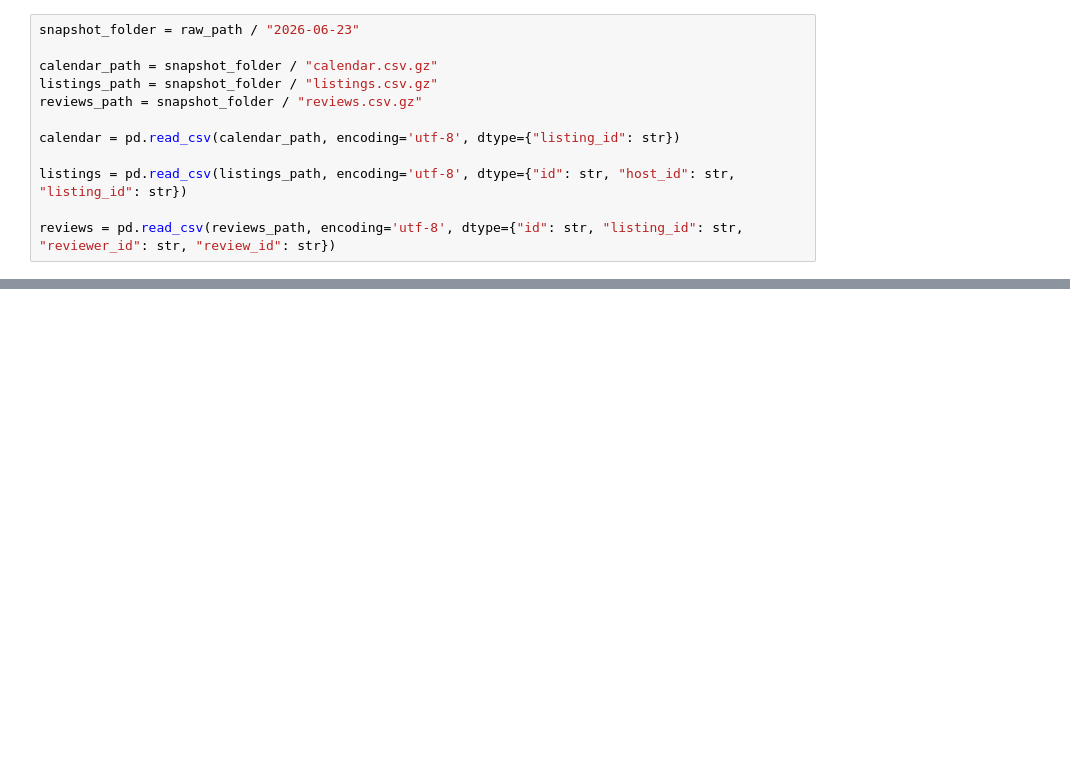
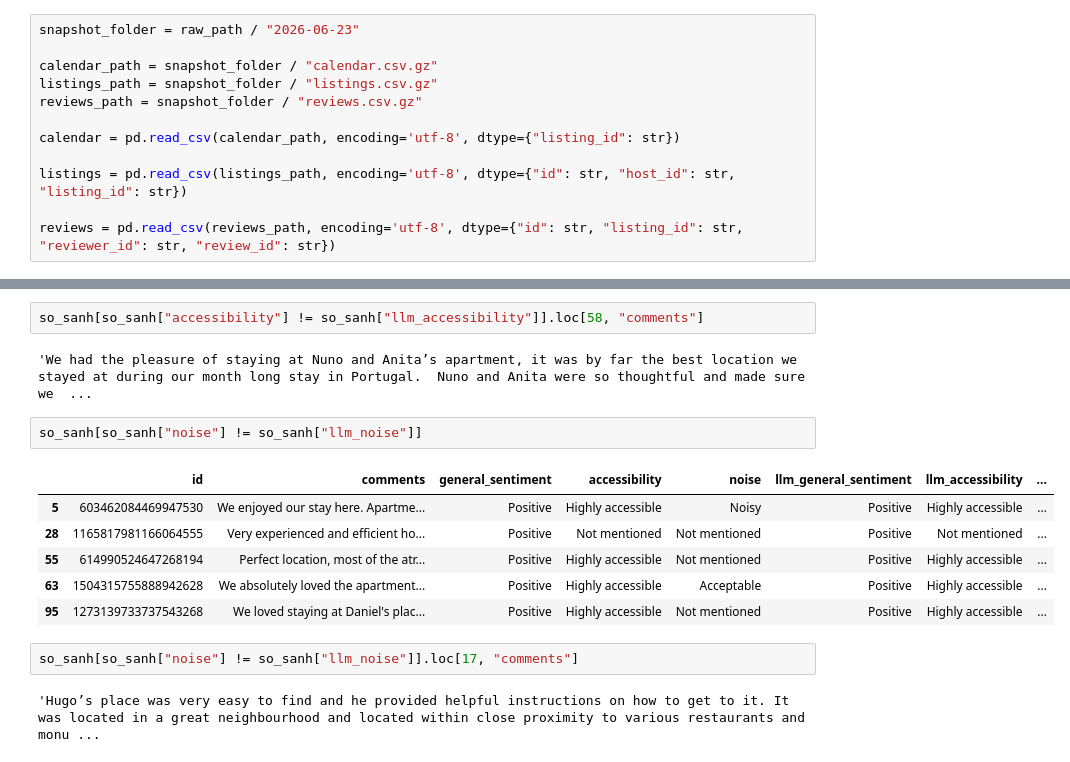
Before and after one commit to 25022850-art/2627-LTXLDL-Airbnb-Nhom6, a Jupyter notebook: notebooks/explore.ipynb, the cells around one changed output, grey strips where cells are left out. Saved outputs shown, nothing was run; the diff lists cells and outputs as text; blank space fills up the shorter version.

```diff
--- a/notebooks/explore.ipynb
+++ b/notebooks/explore.ipynb
@@ -42,0 +171,17 @@ rv_to_label = reviews[reviews["Nhãn tay"].str.strip().str.lower()=='x'][["id",
+# %%
+so_sanh[so_sanh["accessibility"] != so_sanh["llm_accessibility"]].loc[58, "comments"]
+# %% [output]
+'We had the pleasure of staying at Nuno and Anita’s apartment, it was by far the best location we stayed at during our month long stay in Portugal.  Nuno and Anita were so thoughtful and made sure we  ...
+# %%
+so_sanh[so_sanh["noise"] != so_sanh["llm_noise"]]
+# %% [output]
+|  | id | comments | general_sentiment | accessibility | noise | llm_general_sentiment | llm_accessibility | ... |
+| 5 | 603462084469947530 | We enjoyed our stay here. Apartme... | Positive | Highly accessible | Noisy | Positive | Highly accessible | ... |
+| 28 | 1165817981166064555 | Very experienced and efficient ho... | Positive | Not mentioned | Not mentioned | Positive | Not mentioned | ... |
+| 55 | 614990524647268194 | Perfect location, most of the atr... | Positive | Highly accessible | Not mentioned | Positive | Highly accessible | ... |
+| 63 | 1504315755888942628 | We absolutely loved the apartment... | Positive | Highly accessible | Acceptable | Positive | Highly accessible | ... |
+| 95 | 1273139733737543268 | We loved staying at Daniel's plac... | Positive | Highly accessible | Not mentioned | Positive | Highly accessible | ... |
+# %%
+so_sanh[so_sanh["noise"] != so_sanh["llm_noise"]].loc[17, "comments"]
+# %% [output]
+'Hugo’s place was very easy to find and he provided helpful instructions on how to get to it. It was located in a great neighbourhood and located within close proximity to various restaurants and monu ...
```
Also changed, not shown: parts of 13 cells of this notebook.
